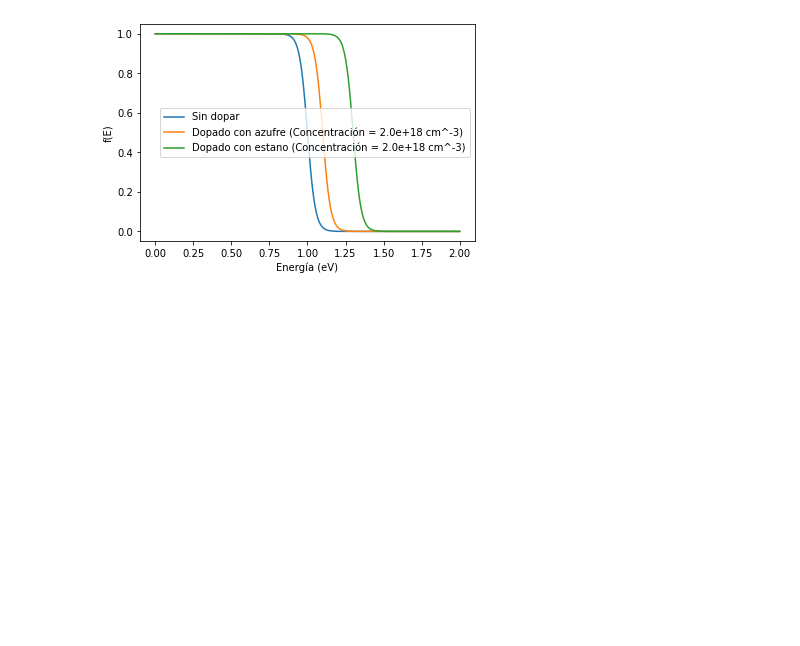
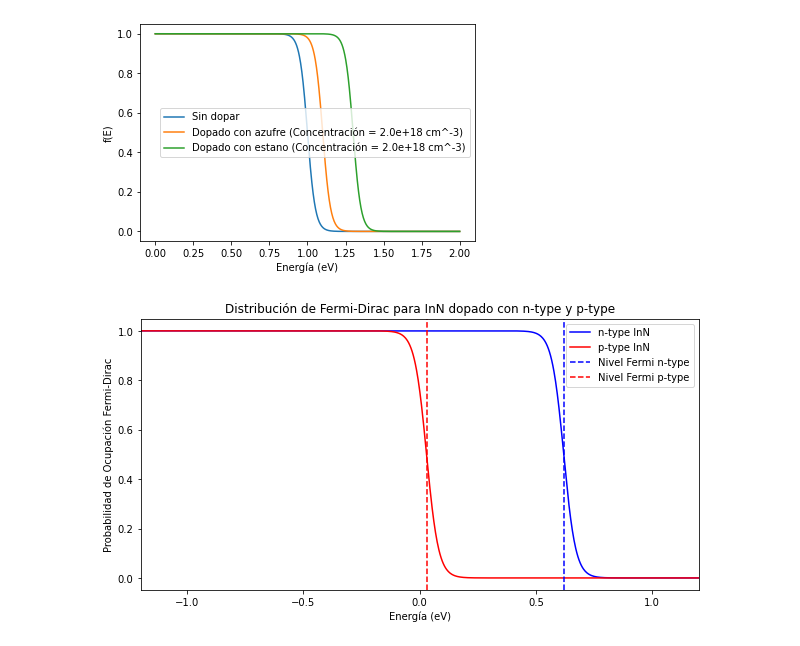
Before and after one commit to lorenzoog00/semiconductor, a Jupyter notebook: examen.ipynb, the cells around one changed output. Drawn from its saved outputs; the diff is of its cells as text; code cells hidden in the pictures; blank space fills up the shorter version.

```diff
--- a/examen.ipynb
+++ b/examen.ipynb
@@ -105,4 +76,45 @@ plt.legend()
 plt.show()
 # %% [output]
 [figure]
+# %%
+# Constantes
+k = 8.617333262145e-5  # Constante de Boltzmann en eV/K
+T = 300  # Temperatura en K
+Eg = 0.65  # Ancho de banda prohibida de InN en eV a 300K
+
+# Propiedades estimadas para la demostración
+Ef_n_type = Eg - 0.03  # Estimación del nivel de Fermi para n-type, cerca de la banda de conducción
+Ef_p_type = 0.03       # Estimación del nivel de Fermi para p-type, cerca de la banda de valencia
+
+# Rango de energía para graficar
+E = np.linspace(-1.2, 1.2, 1000)  # Extender rango a -1.2 eV a 1.2 eV
+
+# Funciones de ocupación de Fermi-Dirac para n-type y p-type
+fd_n_type = 1 / (np.exp((E - Ef_n_type) / (k * T)) + 1)
+fd_p_type = 1 / (np.exp((E - Ef_p_type) / (k * T)) + 1)
+
+# Crear la figura y el eje
+plt.figure(figsize=(10, 5))
+
+# Graficar la distribución de Fermi-Dirac para n-type y p-type
+plt.plot(E, fd_n_type, label='n-type InN', color='blue')
+plt.plot(E, fd_p_type, label='p-type InN', color='red')
+
+# Añadir líneas verticales para niveles de Fermi
+plt.axvline(x=Ef_n_type, color='blue', linestyle='--', label='Nivel Fermi n-type')
+plt.axvline(x=Ef_p_type, color='red', linestyle='--', label='Nivel Fermi p-type')
+
+# Etiquetas y título
+plt.xlabel('Energía (eV)')
+plt.ylabel('Probabilidad de Ocupación Fermi-Dirac')
+plt.title('Distribución de Fermi-Dirac para InN dopado con n-type y p-type')
+plt.legend()
+
+# Ajustar los límites del gráfico para el nuevo rango de energía
+plt.xlim(-1.2, 1.2)
+
+# Mostrar el gráfico
+plt.show()
+# %% [output]
+[figure, added]
 # %% [markdown]
```
Also changed, not shown: parts of 24 cells of this notebook.
